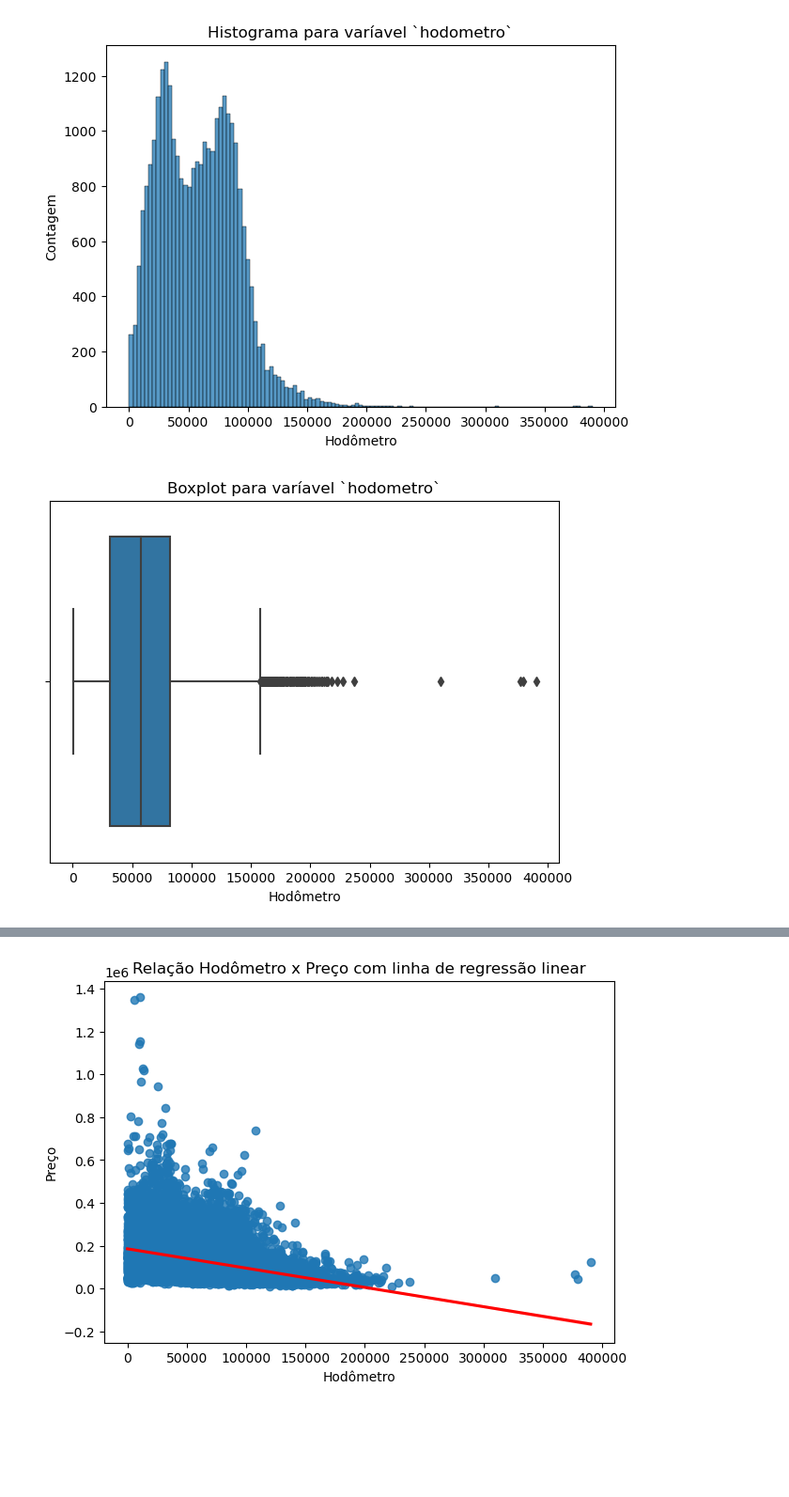
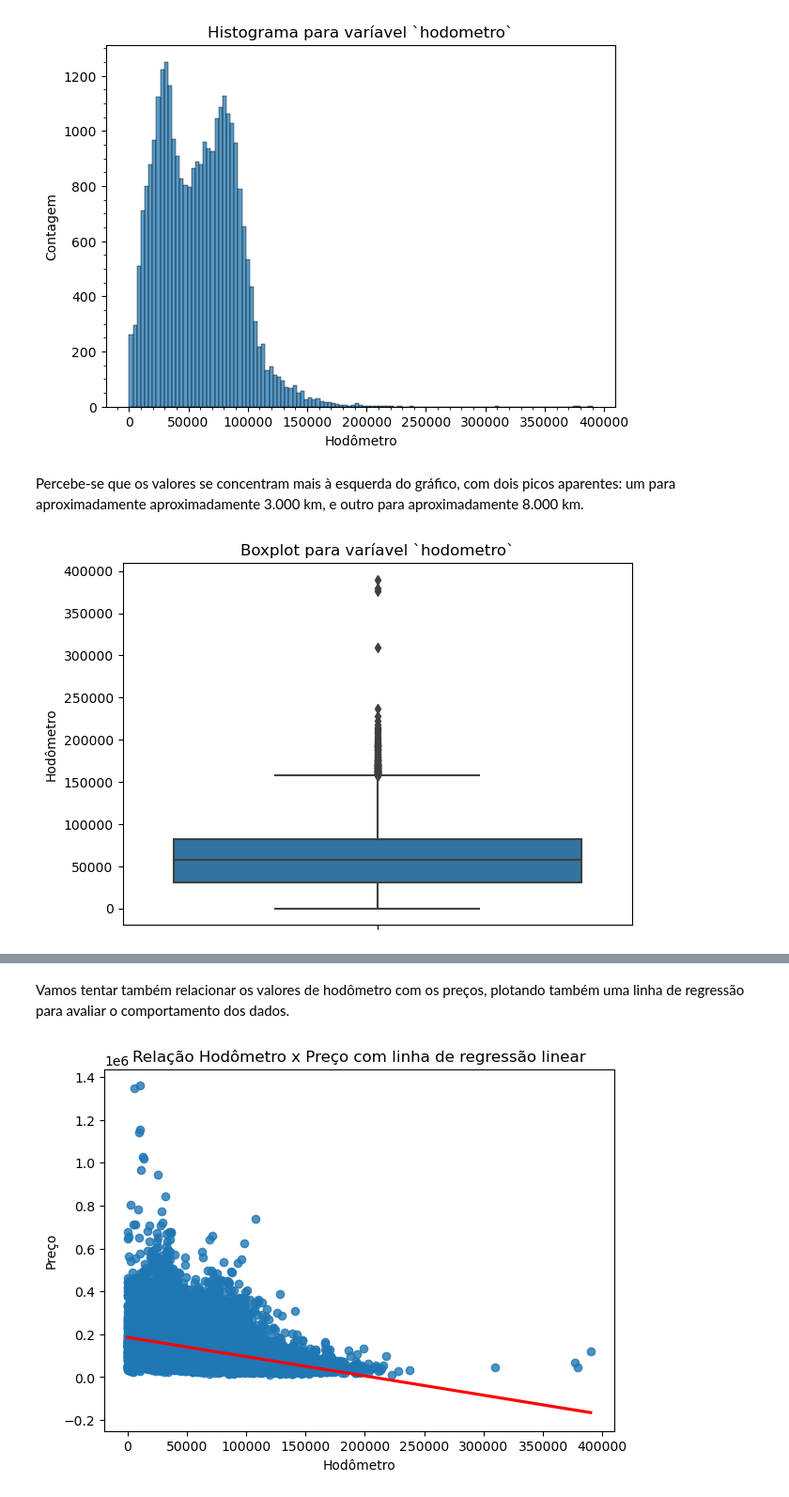
Before and after one commit to renatoinomata/indicium-data-science, a Jupyter notebook: cars_eda.ipynb, the cells around one changed output, grey strips where cells are left out. Shown at 94% size. Saved outputs shown, nothing was run; the diff lists cells and outputs as text; code cells hidden in the pictures; blank space fills up the shorter version.

```diff
--- a/cars_eda.ipynb
+++ b/cars_eda.ipynb
@@ -536,14 +572,16 @@ plt.title('Histograma para varíavel `hodometro`')
 plt.show()
 # %% [output]
 [figure]
+# %% [markdown]
+Percebe-se que os valores se concentram mais à esquerda do gráfico, com dois picos aparentes: um para aproximadamente aproximadamente 3.000 km, e outro para aproximadamente 8.000 km.
 # %%
 plt.figure(figsize=(7, 5))
-sns.boxplot(df, x='hodometro')
-plt.xlabel('Hodômetro')
+sns.boxplot(df, y='hodometro')
+plt.ylabel('Hodômetro')
 plt.title('Boxplot para varíavel `hodometro`')
 plt.show()
 # %% [output]
-[figure, old version]
+[figure, new version]
 # %%
 # Verificando os outliers do hodômetro
 df.sort_values('hodometro', ascending=False).head(5)
@@ -554,6 +592,8 @@ df.sort_values('hodometro', ascending=False).head(5)
 | 4960 | 255524433019265656171123303995467... | 8 | FORD | RANGER | 2.8 XLT LIMITED 4X4 CD 8V TURBO I... | 1991 | 2013 | 376712.0 | Manual | ... |
 | 25466 | 266733556249083435259295458504902... | 8 | FORD | RANGER | 4.0 STX 4X2 CE V6 12V GASOLINA 2P... | 1994 | 2012 | 309465.0 | Manual | ... |
 | 25256 | 264844634239316365552041657795969... | 8 | MERCEDES-BENZ | C 180 | 1.8 CLASSIC PLUS GASOLINA 4P AUTO... | 1999 | 2014 | 237288.0 | Automática | ... |
+# %% [markdown]
+Vamos tentar também relacionar os valores de hodômetro com os preços, plotando também uma linha de regressão para avaliar o comportamento dos dados.
 # %%
 plt.figure(figsize=(7, 5))
 sns.regplot(df, x='hodometro', y='preco', line_kws={'color':'red'})
```
Also changed, not shown: parts of 26 cells of this notebook, 1 other file.
